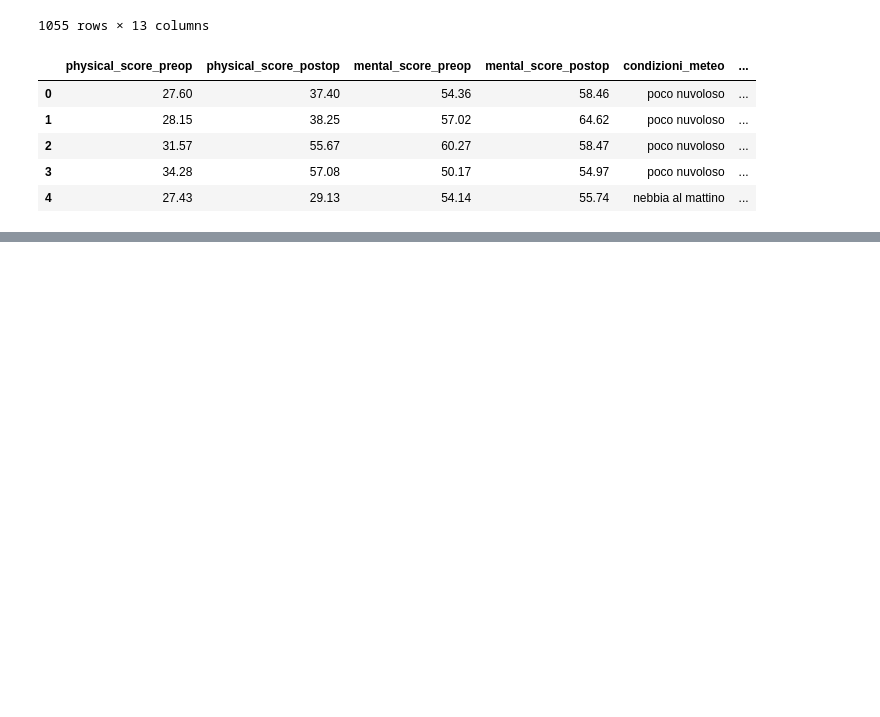
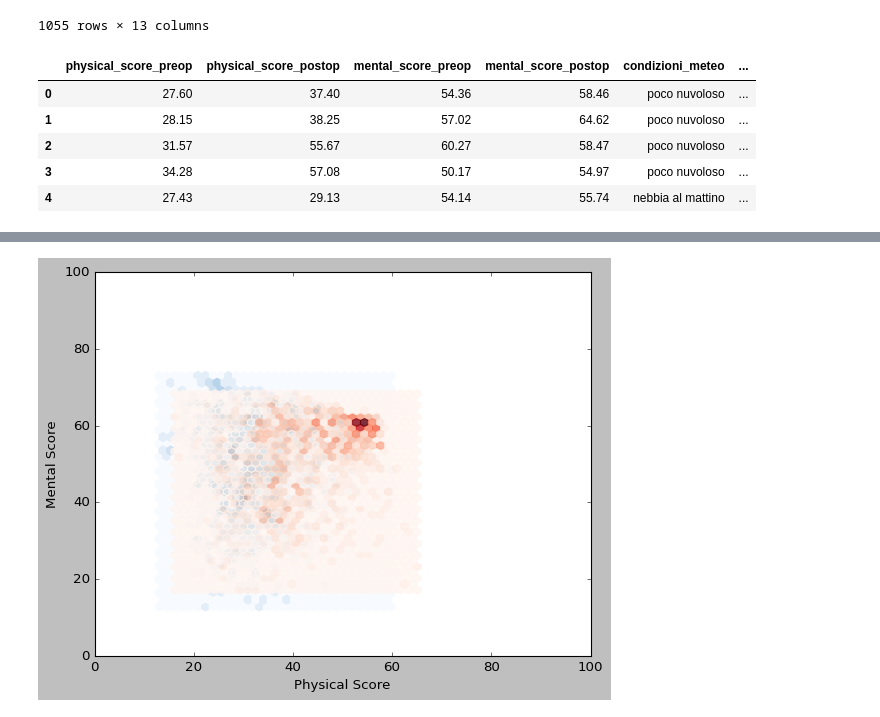
Before and after one commit to giocoal/surgery-PROMs-score-and-weather-conditions-data-visualizations, a Jupyter notebook: Compitino.ipynb, the cells around one changed output, grey strips where cells are left out. Cells and saved outputs as stored; diff of their text form; code cells hidden in the pictures; blank space fills up the shorter version.

```diff
--- a/Compitino.ipynb
+++ b/Compitino.ipynb
@@ -132,0 +130,12 @@ sns.heatmap(corr,
+# %%
+plt.style.use('classic')
+fig = plt.figure()
+ax = plt.axes()
+plt.xlim(0,100)
+plt.ylim(0,100)
+plt.hexbin(data=df1, x="physical_score_preop", y="mental_score_preop", gridsize=30, cmap="Blues", alpha=1)
+plt.xlabel('Physical Score')
+plt.ylabel('Mental Score')
+plt.hexbin(data=df1, x="physical_score_postop", y="mental_score_postop", gridsize=30, cmap="Reds", alpha=0.8);
+# %% [output]
+[figure, added]
```
Also changed, not shown: parts of 3 cells of this notebook.
